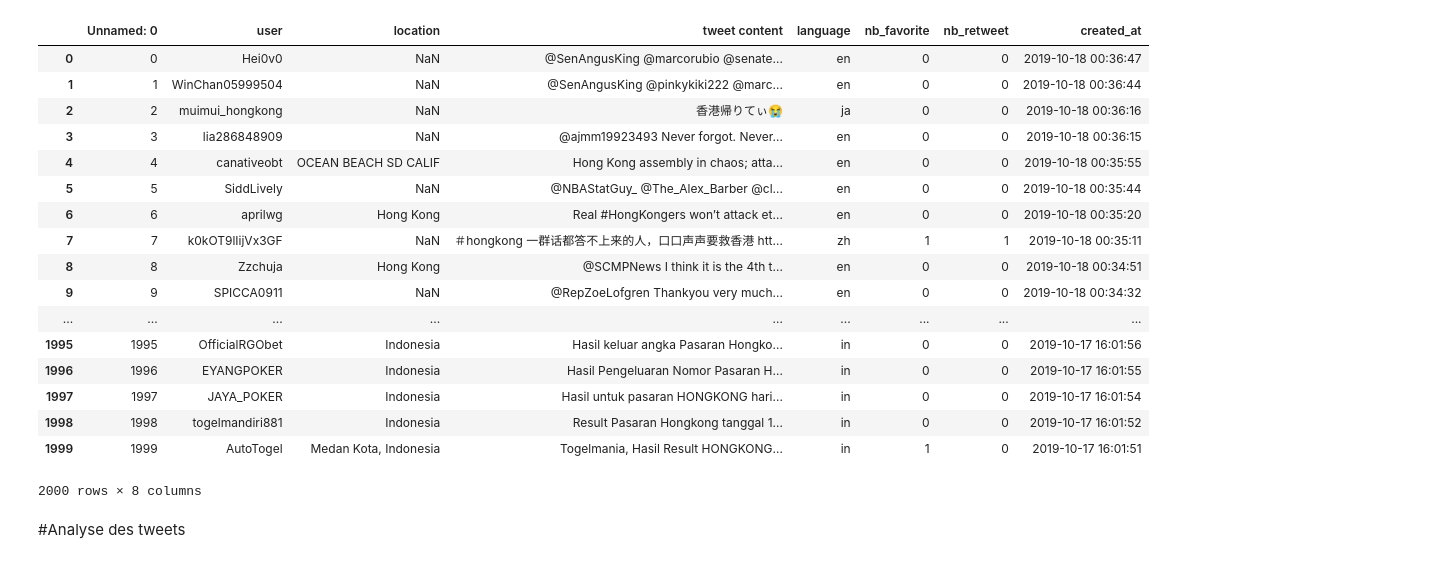
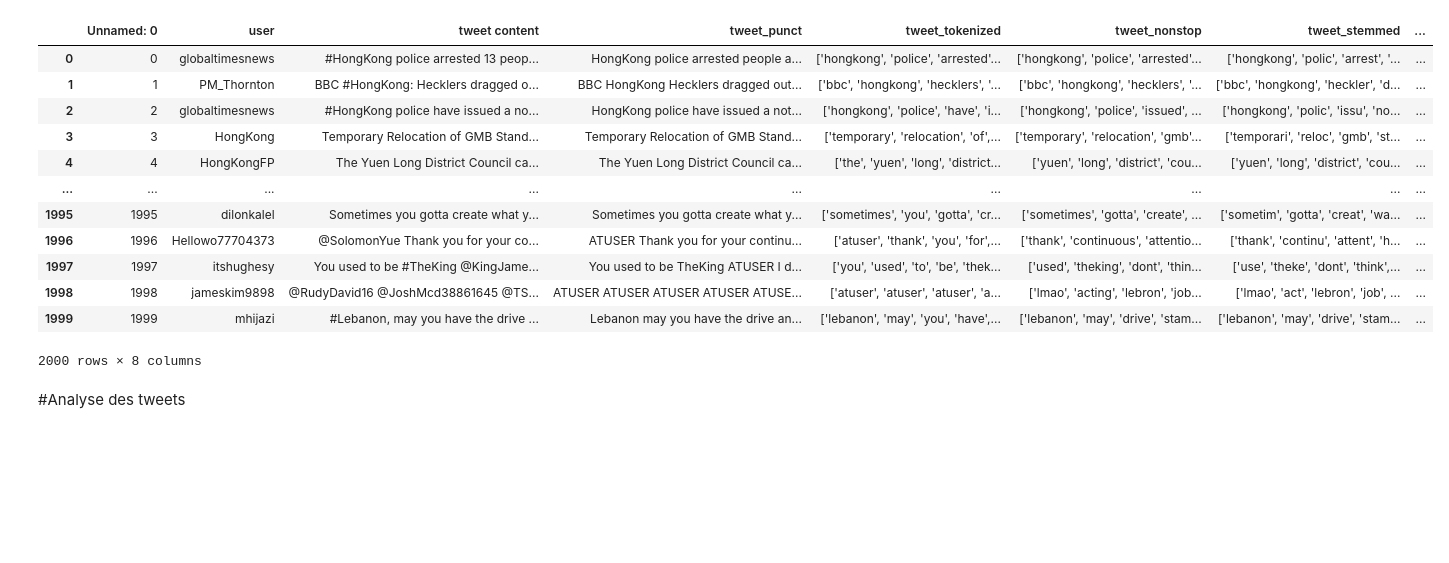
Before and after one commit to RoshanTS/extract-2, a Jupyter notebook: tweets_analysis.ipynb, the cells around one changed output. Saved outputs shown, nothing was run; the diff lists cells and outputs as text; code cells hidden in the pictures; blank space fills up the shorter version.

```diff
--- a/tweets_analysis.ipynb
+++ b/tweets_analysis.ipynb
@@ -28,24 +26,19 @@ data_all_languages = pd.read_csv('/content/gdrive/Shared drives/PFE_ING3_ESTIA/d
-# %%
-data_all_languages
-# %% [output]
-|  | Unnamed: 0 | user | location | tweet content | language | nb_favorite | nb_retweet | created_at |
-| 0 | 0 | Hei0v0 | NaN | @SenAngusKing @marcorubio @senate... | en | 0 | 0 | 2019-10-18 00:36:47 |
-| 1 | 1 | WinChan05999504 | NaN | @SenAngusKing @pinkykiki222 @marc... | en | 0 | 0 | 2019-10-18 00:36:44 |
-| 2 | 2 | muimui_hongkong | NaN | 香港帰りてぃ😭 | ja | 0 | 0 | 2019-10-18 00:36:16 |
-| 3 | 3 | lia286848909 | NaN | @ajmm19923493 Never forgot. Never... | en | 0 | 0 | 2019-10-18 00:36:15 |
-| 4 | 4 | canativeobt | OCEAN BEACH SD CALIF | Hong Kong assembly in chaos; atta... | en | 0 | 0 | 2019-10-18 00:35:55 |
-| 5 | 5 | SiddLively | NaN | @NBAStatGuy_ @The_Alex_Barber @cl... | en | 0 | 0 | 2019-10-18 00:35:44 |
-| 6 | 6 | aprilwg | Hong Kong | Real #HongKongers won’t attack et... | en | 0 | 0 | 2019-10-18 00:35:20 |
-| 7 | 7 | k0kOT9lIijVx3GF | NaN | ＃hongkong 一群话都答不上来的人，口口声声要救香港 htt... | zh | 1 | 1 | 2019-10-18 00:35:11 |
-| 8 | 8 | Zzchuja | Hong Kong | @SCMPNews I think it is the 4th t... | en | 0 | 0 | 2019-10-18 00:34:51 |
-| 9 | 9 | SPICCA0911 | NaN | @RepZoeLofgren Thankyou very much... | en | 0 | 0 | 2019-10-18 00:34:32 |
-| ... | ... | ... | ... | ... | ... | ... | ... | ... |
-| 1995 | 1995 | OfficialRGObet | Indonesia | Hasil keluar angka Pasaran Hongko... | in | 0 | 0 | 2019-10-17 16:01:56 |
-| 1996 | 1996 | EYANGPOKER | Indonesia | Hasil Pengeluaran Nomor Pasaran H... | in | 0 | 0 | 2019-10-17 16:01:55 |
-| 1997 | 1997 | JAYA_POKER | Indonesia | Hasil untuk pasaran HONGKONG hari... | in | 0 | 0 | 2019-10-17 16:01:54 |
-| 1998 | 1998 | togelmandiri881 | Indonesia | Result Pasaran Hongkong tanggal 1... | in | 0 | 0 | 2019-10-17 16:01:52 |
-| 1999 | 1999 | AutoTogel | Medan Kota, Indonesia | Togelmania, Hasil Result HONGKONG... | in | 1 | 0 | 2019-10-17 16:01:51 |
-2000 rows × 8 columns
+# %%
+data
+# %% [output]
+|  | Unnamed: 0 | user | tweet content | tweet_punct | tweet_tokenized | tweet_nonstop | tweet_stemmed | ... |
+| 0 | 0 | globaltimesnews | #HongKong police arrested 13 peop... | HongKong police arrested people a... | ['hongkong', 'police', 'arrested'... | ['hongkong', 'police', 'arrested'... | ['hongkong', 'polic', 'arrest', '... | ... |
+| 1 | 1 | PM_Thornton | BBC #HongKong: Hecklers dragged o... | BBC HongKong Hecklers dragged out... | ['bbc', 'hongkong', 'hecklers', '... | ['bbc', 'hongkong', 'hecklers', '... | ['bbc', 'hongkong', 'heckler', 'd... | ... |
+| 2 | 2 | globaltimesnews | #HongKong police have issued a no... | HongKong police have issued a not... | ['hongkong', 'police', 'have', 'i... | ['hongkong', 'police', 'issued', ... | ['hongkong', 'polic', 'issu', 'no... | ... |
+| 3 | 3 | HongKong | Temporary Relocation of GMB Stand... | Temporary Relocation of GMB Stand... | ['temporary', 'relocation', 'of',... | ['temporary', 'relocation', 'gmb'... | ['temporari', 'reloc', 'gmb', 'st... | ... |
+| 4 | 4 | HongKongFP | The Yuen Long District Council ca... | The Yuen Long District Council ca... | ['the', 'yuen', 'long', 'district... | ['yuen', 'long', 'district', 'cou... | ['yuen', 'long', 'district', 'cou... | ... |
+| ... | ... | ... | ... | ... | ... | ... | ... | ... |
+| 1995 | 1995 | dilonkalel | Sometimes you gotta create what y... | Sometimes you gotta create what y... | ['sometimes', 'you', 'gotta', 'cr... | ['sometimes', 'gotta', 'create', ... | ['sometim', 'gotta', 'creat', 'wa... | ... |
+| 1996 | 1996 | Hellowo77704373 | @SolomonYue Thank you for your co... | ATUSER Thank you for your continu... | ['atuser', 'thank', 'you', 'for',... | ['thank', 'continuous', 'attentio... | ['thank', 'continu', 'attent', 'h... | ... |
+| 1997 | 1997 | itshughesy | You used to be #TheKing @KingJame... | You used to be TheKing ATUSER I d... | ['you', 'used', 'to', 'be', 'thek... | ['used', 'theking', 'dont', 'thin... | ['use', 'theke', 'dont', 'think',... | ... |
+| 1998 | 1998 | jameskim9898 | @RudyDavid16 @JoshMcd38861645 @TS... | ATUSER ATUSER ATUSER ATUSER ATUSE... | ['atuser', 'atuser', 'atuser', 'a... | ['lmao', 'acting', 'lebron', 'job... | ['lmao', 'act', 'lebron', 'job', ... | ... |
+| 1999 | 1999 | mhijazi | #Lebanon, may you have the drive ... | Lebanon may you have the drive an... | ['lebanon', 'may', 'you', 'have',... | ['lebanon', 'may', 'drive', 'stam... | ['lebanon', 'may', 'drive', 'stam... | ... |
+2000 rows × 8 columns
 # %% [markdown]
 #Analyse des tweets
 # %% [markdown]
```
Also changed, not shown: parts of 10 cells of this notebook.
